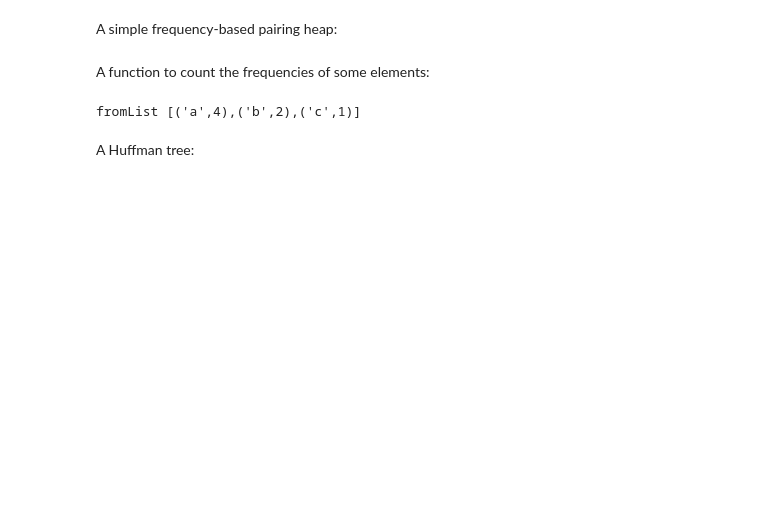
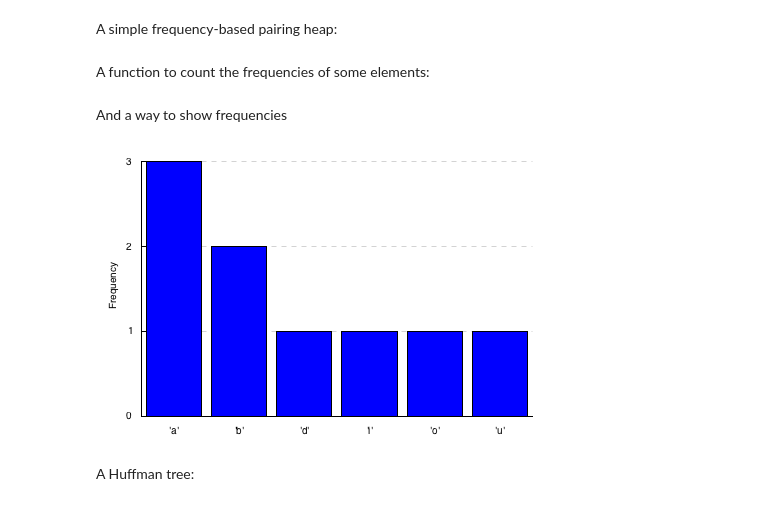
Before and after one commit to oisdk/IHaskell, a Jupyter notebook: notebooks/Privacy.ipynb, the cells around one changed output. Cells and saved outputs as stored; diff of their text form; code cells hidden in the pictures; blank space fills up the shorter version.

Commit message:
plotting

```diff
--- a/notebooks/Privacy.ipynb
+++ b/notebooks/Privacy.ipynb
@@ -65,12 +65,37 @@ A function to count the frequencies of some elements:
 import           Data.Map.Strict (Map)
 import qualified Data.Map.Strict as Map
 
-frequencies :: (Ord a, Foldable f) => f a -> Map a Int
-frequencies = foldl' (\m x -> Map.insertWith (+) x 1 m) Map.empty
+newtype Frequencies a
+    = Frequencies
+    { getFrequencies :: Map a Int
+    }
 
-frequencies "aaabcba"
+frequencies :: (Ord a, Foldable f) => f a -> Frequencies a
+frequencies = Frequencies . foldl' (\m x -> Map.insertWith (+) x 1 m) Map.empty
-# %% [output]
-fromList [('a',4),('b',2),('c',1)]
+# %% [markdown]
+And a way to show frequencies
+# %%
+import Graphics.Rendering.Chart
+import Data.Default.Class
+import Control.Lens
+import IHaskell.Display
+
+instance Show a => IHaskellDisplay (Frequencies a) where
+    display (Frequencies values)
+        = display
+        $ toRenderable
+        $ layout_x_axis . laxis_generate .~ autoIndexAxis (map show (Map.keys values))
+        $ layout_y_axis . laxis_title .~ "Frequency"
+        $ layout_plots .~ [ plotBars
+                          $ plot_bars_values .~ addIndexes (map pure (Map.elems values))
+                          $ def ]
+        $ def
+
+:opt svg
+
+frequencies "aaabioubd"
+# %% [output]
+[figure, added]
 # %% [markdown]
 A Huffman tree:
 # %%
```
Also changed, not shown: 3 other files.
